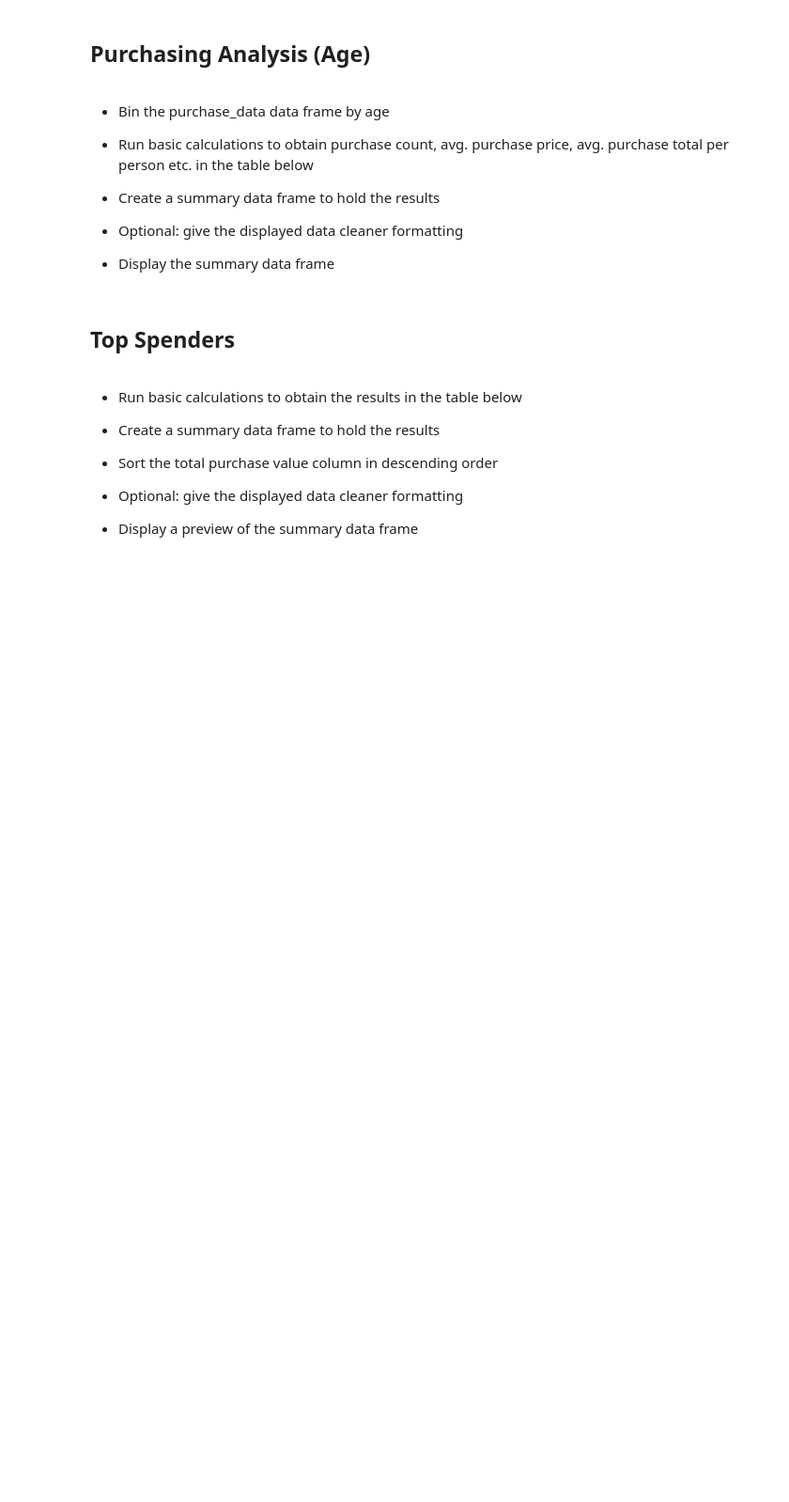
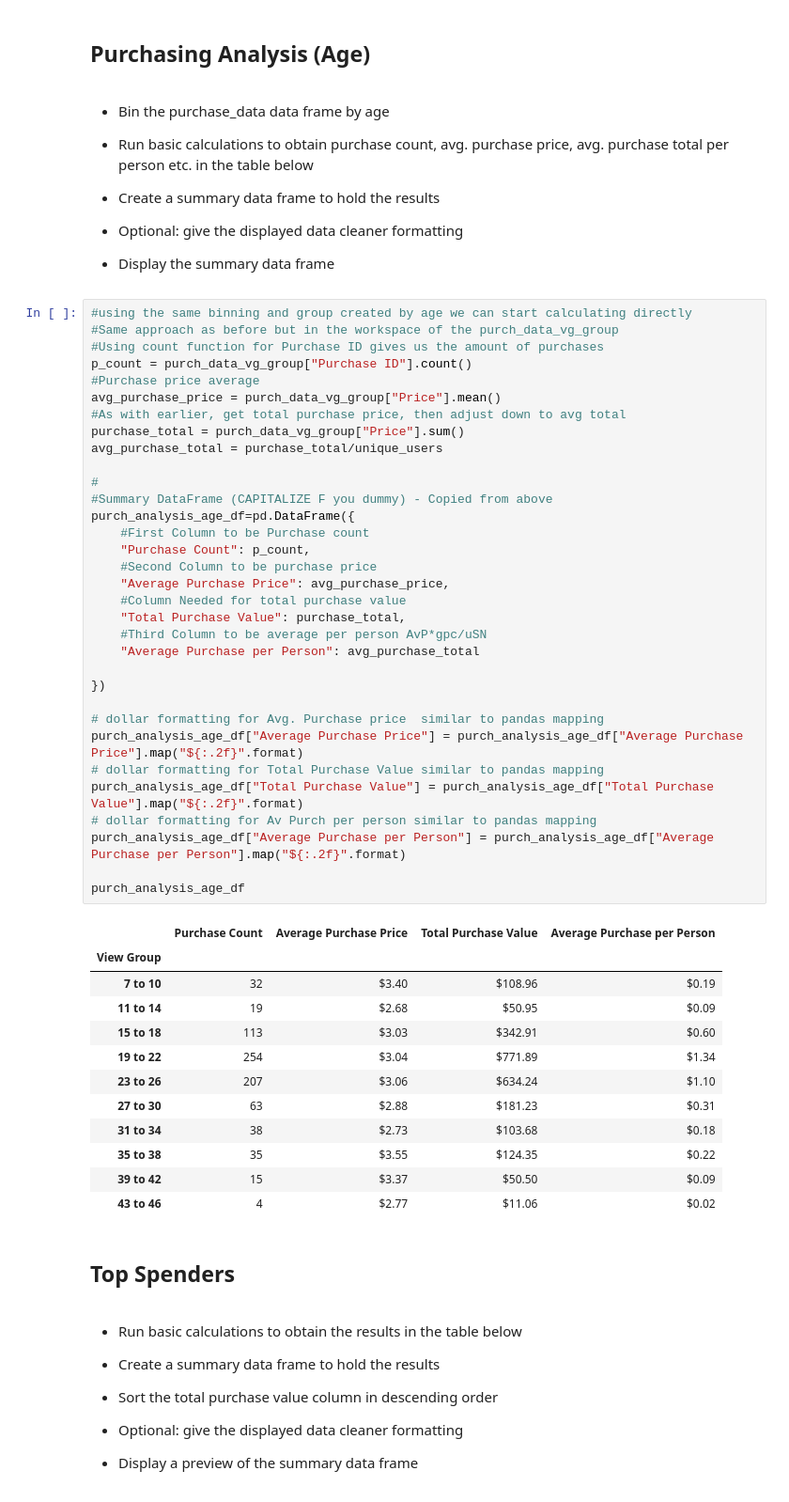
Before and after one commit to ander1908/pandas-challenge, a Jupyter notebook: HeroesOfPymoli/HeroesOfPymoli_starter.ipynb, the cells around one changed output. Shown at 94% size. Cells and saved outputs as stored; diff of their text form; blank space fills up the shorter version.

```diff
--- a/HeroesOfPymoli/HeroesOfPymoli_starter.ipynb
+++ b/HeroesOfPymoli/HeroesOfPymoli_starter.ipynb
@@ -229,6 +315,52 @@ purch_analysis_gender_df.head()
 
 
 * Display the summary data frame
+# %%
+#using the same binning and group created by age we can start calculating directly
+#Same approach as before but in the workspace of the purch_data_vg_group
+#Using count function for Purchase ID gives us the amount of purchases
+p_count = purch_data_vg_group["Purchase ID"].count()
+#Purchase price average
+avg_purchase_price = purch_data_vg_group["Price"].mean()
+#As with earlier, get total purchase price, then adjust down to avg total
+purchase_total = purch_data_vg_group["Price"].sum()
+avg_purchase_total = purchase_total/unique_users
+
+#
+#Summary DataFrame (CAPITALIZE F you dummy) - Copied from above
+purch_analysis_age_df=pd.DataFrame({
+    #First Column to be Purchase count
+    "Purchase Count": p_count,
+    #Second Column to be purchase price
+    "Average Purchase Price": avg_purchase_price,
+    #Column Needed for total purchase value
+    "Total Purchase Value": purchase_total,
+    #Third Column to be average per person AvP*gpc/uSN
+    "Average Purchase per Person": avg_purchase_total
+
+})
+
+# dollar formatting for Avg. Purchase price  similar to pandas mapping
+purch_analysis_age_df["Average Purchase Price"] = purch_analysis_age_df["Average Purchase Price"].map("${:.2f}".format)
+# dollar formatting for Total Purchase Value similar to pandas mapping
+purch_analysis_age_df["Total Purchase Value"] = purch_analysis_age_df["Total Purchase Value"].map("${:.2f}".format)
+# dollar formatting for Av Purch per person similar to pandas mapping
+purch_analysis_age_df["Average Purchase per Person"] = purch_analysis_age_df["Average Purchase per Person"].map("${:.2f}".format)
+
+purch_analysis_age_df
+# %% [output]
+|  | Purchase Count | Average Purchase Price | Total Purchase Value | Average Purchase per Person |
+| View Group |  |  |  |  |
+| 7 to 10 | 32 | $3.40 | $108.96 | $0.19 |
+| 11 to 14 | 19 | $2.68 | $50.95 | $0.09 |
+| 15 to 18 | 113 | $3.03 | $342.91 | $0.60 |
+| 19 to 22 | 254 | $3.04 | $771.89 | $1.34 |
+| 23 to 26 | 207 | $3.06 | $634.24 | $1.10 |
+| 27 to 30 | 63 | $2.88 | $181.23 | $0.31 |
+| 31 to 34 | 38 | $2.73 | $103.68 | $0.18 |
+| 35 to 38 | 35 | $3.55 | $124.35 | $0.22 |
+| 39 to 42 | 15 | $3.37 | $50.50 | $0.09 |
+| 43 to 46 | 4 | $2.77 | $11.06 | $0.02 |
 # %% [markdown]
 ## Top Spenders
 # %% [markdown]
```
Also changed, not shown: parts of 8 cells of this notebook.
